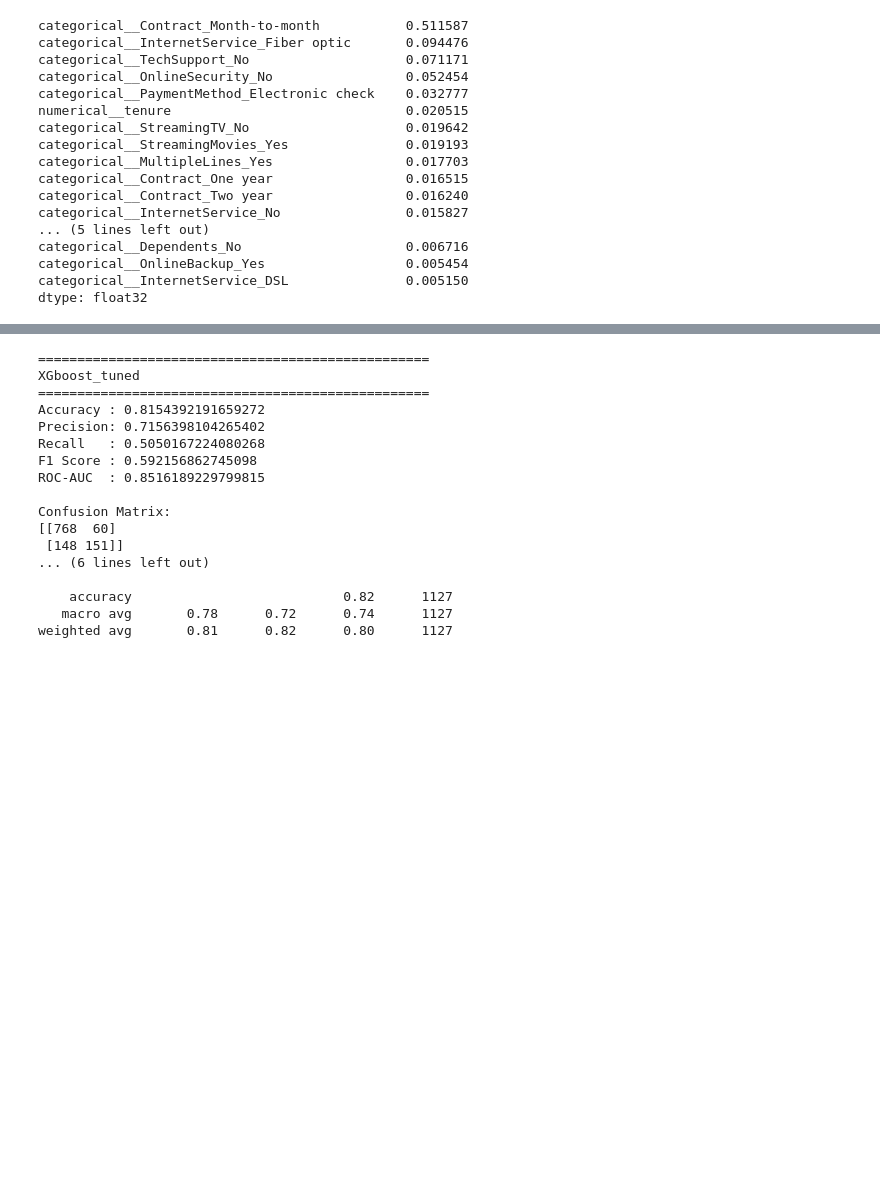
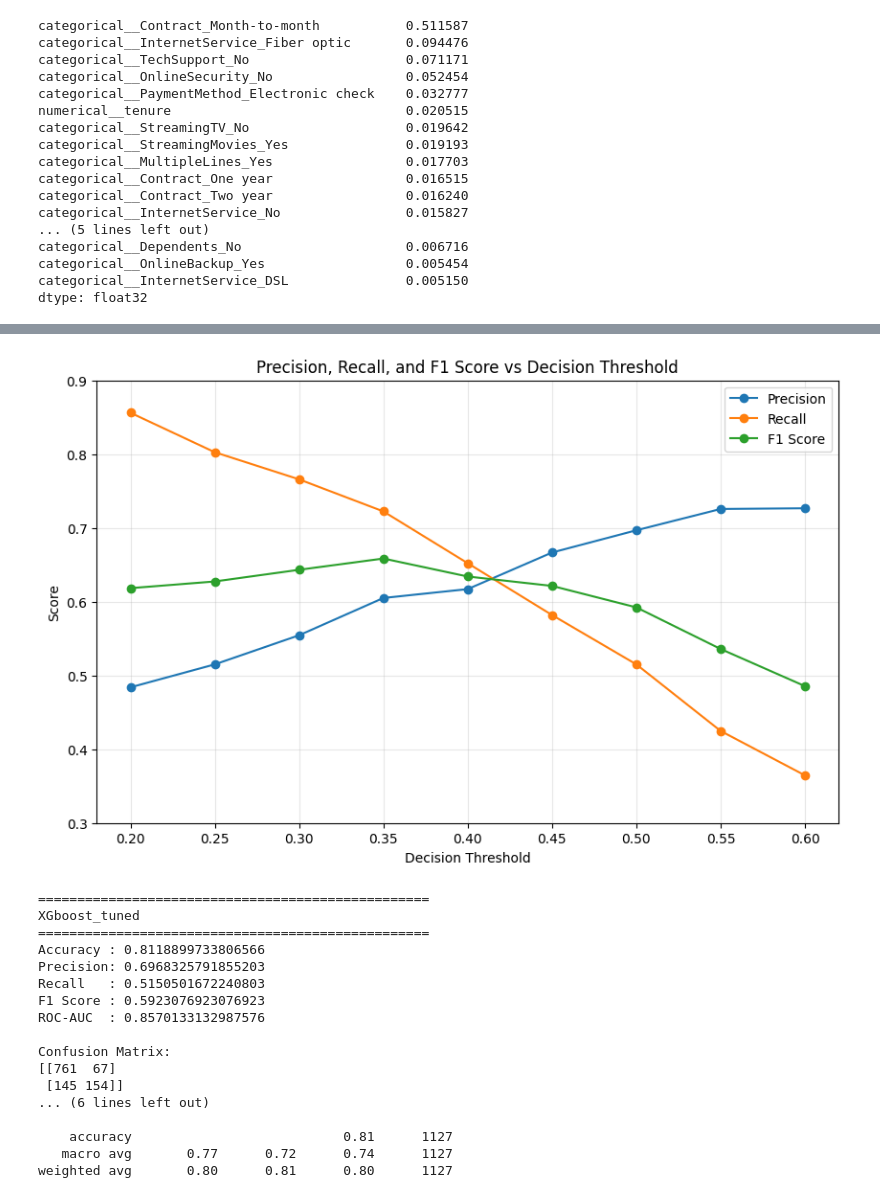
Before and after one commit to nishot/customer_churn, a Jupyter notebook: notebooks/04_Xgboost.ipynb, the cells around one changed output, grey strips where cells are left out. Saved outputs shown, nothing was run; the diff lists cells and outputs as text; code cells hidden in the pictures; blank space fills up the shorter version.

Commit message:
some more fine tuning and threshold selection

```diff
--- a/notebooks/04_Xgboost.ipynb
+++ b/notebooks/04_Xgboost.ipynb
@@ -149,7 +149,10 @@ xg_model=XGBClassifier(
     max_depth=4,
     random_state=42,
     eval_metric="logloss",
-    early_stopping_rounds=30
+    early_stopping_rounds=30,
+    min_child_weight=10,
+    gamma=0.1,
+    reg_lambda=1
 )
 # %%
 xg_model.fit(X_train_sub,y_train_sub,eval_set=[(X_valid,y_valid)],verbose=False)
@@ -173,3 +176,9 @@ xg_model.best_iteration
+# %%
+thresholds = [0.20, 0.25, 0.30, 0.35, 0.40,
+              0.45, 0.50, 0.55, 0.60]
+precision=[]
+recall=[]
+f1=[]
 # %%
 valid_pred=xg_model.predict(X_valid)
 valid_prob=xg_model.predict_proba(X_valid)[:,-1]
@@ -175,0 +187,10 @@ valid_prob=xg_model.predict_proba(X_valid)[:,-1]
+# %%
+for threshold in thresholds:
+    y_valid_pred = (valid_prob >= threshold).astype(int)
+    print(f"============== for {threshold} ================")
+    print(precision_score(y_valid, y_valid_pred))
+    precision.append(precision_score(y_valid, y_valid_pred))
+    print(recall_score(y_valid, y_valid_pred))
+    recall.append(recall_score(y_valid, y_valid_pred))
+    print(f1_score(y_valid, y_valid_pred))
+    f1.append(f1_score(y_valid, y_valid_pred))
@@ -176,20 +215,44 @@ valid_prob=xg_model.predict_proba(X_valid)[:,-1]
+# %%
+import matplotlib.pyplot as plt
+
+
+
+plt.figure(figsize=(10, 6))
+
+plt.plot(thresholds, precision, marker='o', label='Precision')
+plt.plot(thresholds, recall, marker='o', label='Recall')
+plt.plot(thresholds, f1, marker='o', label='F1 Score')
+
+plt.xlabel("Decision Threshold")
+plt.ylabel("Score")
+plt.title("Precision, Recall, and F1 Score vs Decision Threshold")
+
+plt.xticks(thresholds)
+plt.ylim(0.3, 0.9)
+
+plt.grid(True, alpha=0.3)
+plt.legend()
+
+plt.show()
+# %% [output]
+[figure, added]
 # %%
 evaluate_model("XGboost_tuned",y_valid,valid_pred,valid_prob)
 # %% [output]
 ==================================================
 XGboost_tuned
 ==================================================
-Accuracy : 0.8154392191659272
-Precision: 0.7156398104265402
-Recall   : 0.5050167224080268
-F1 Score : 0.592156862745098
-ROC-AUC  : 0.8516189229799815
+Accuracy : 0.8118899733806566
+Precision: 0.6968325791855203
+Recall   : 0.5150501672240803
+F1 Score : 0.5923076923076923
+ROC-AUC  : 0.8570133132987576
 
 Confusion Matrix:
-[[768  60]
- [148 151]]
+[[761  67]
+ [145 154]]
 ... (6 lines left out)
 
-    accuracy                           0.82      1127
-   macro avg       0.78      0.72      0.74      1127
-weighted avg       0.81      0.82      0.80      1127
+    accuracy                           0.81      1127
+   macro avg       0.77      0.72      0.74      1127
+weighted avg       0.80      0.81      0.80      1127
```
Also changed, not shown: parts of 10 cells of this notebook.
